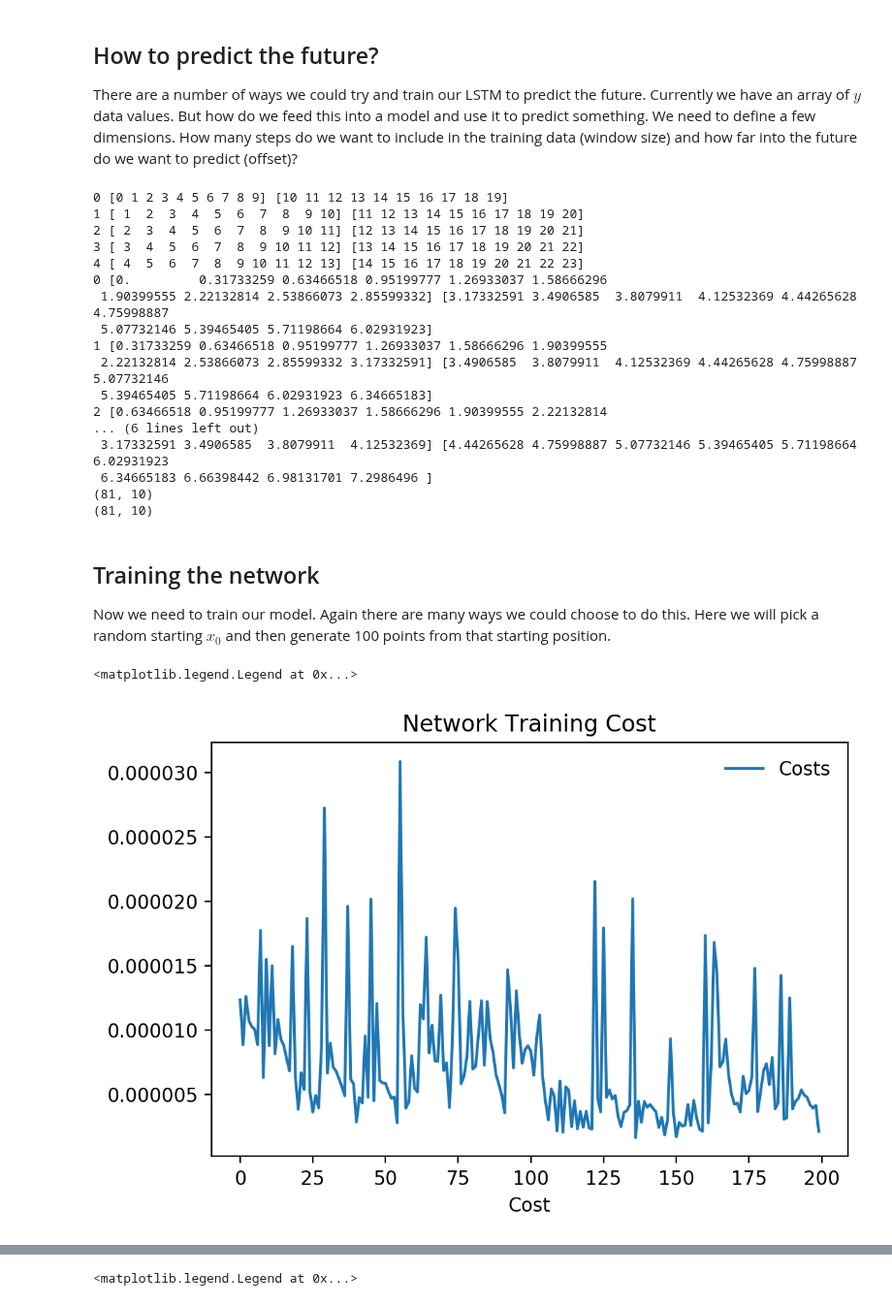
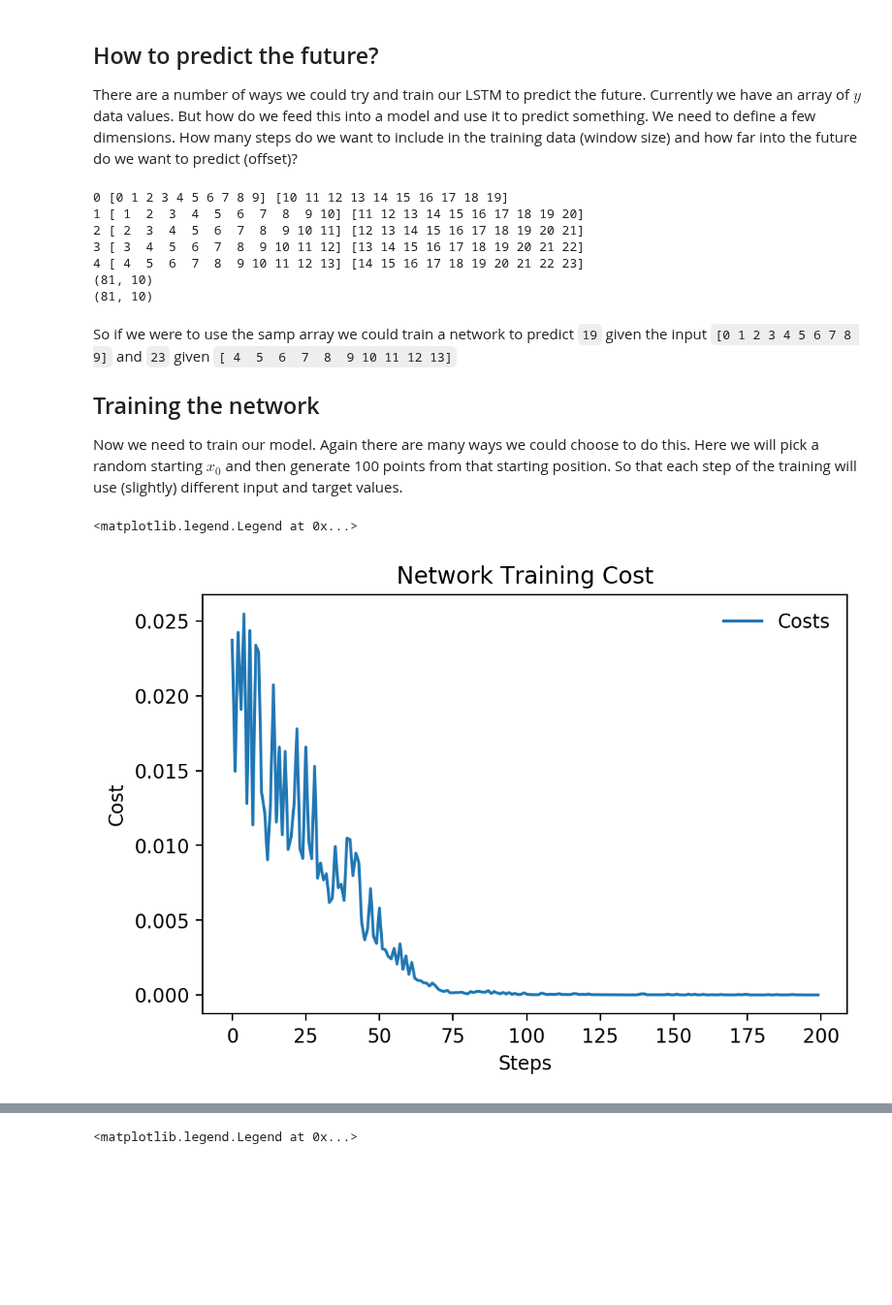
Before and after one commit to nichol77/mlForPhysicists, a Jupyter notebook: Week6/Week6_Prediction.ipynb, the cells around one changed output, grey strips where cells are left out. Shown at 97% size. Cells and saved outputs as stored; diff of their text form; code cells hidden in the pictures; blank space fills up the shorter version.

Commit message:
Adding a notebook to demonstrate using LSTMs for prediction

```diff
--- a/Week6/Week6_Prediction.ipynb
+++ b/Week6/Week6_Prediction.ipynb
@@ -66,30 +65,35 @@ ax.legend()
 ## How to predict the future?
 There are a number of ways we could try and train our LSTM to predict the future. Currently we have an array of $y$ data values. But how do we feed this into a model and use it to predict something. We need to define a few dimensions. How many steps do we want to include in the training data (window size) and how far into the future do we want to predict (offset)?
 # %%
-windowsize=10
+windowsize=10 #Number of samples we will use to train our network
 offset=10 #How many samples into the future to predict
 
 
-samp=np.arange(numPoints)
-sampInput= [samp[i : i + windowsize] for i in range(len(samp)-(windowsize+offset)+1)]
-sampLabel= [samp[i +windowsize : i+ windowsize+offset] for i in range(len(samp)-(windowsize+offset)+1)]
-for i in range(5):
-    print(i,sampInput[i],sampLabel[i])
 
-numPoints=100
+#This function splits up a 1-d array x into a series of overlapping windows
+#The return is a tuple of the array of input windows and target (label) windows
 def shapeArray(x,windowsize,offset):
     xInput= np.array([x[i : i + windowsize] for i in range(len(x)-(windowsize+offset)+1)])
     xLabel= np.array([x[i +windowsize : i+ windowsize+offset] for i in range(len(x)-(windowsize+offset)+1)])
     return (xInput,xLabel)
 
+samp=np.arange(numPoints)  #Number of samples
+sampInput,sampLabel=shapeArray(samp,windowsize,offset)
+for i in range(5):
+    print(i,sampInput[i],sampLabel[i])
+
+
+
+#Get our xInput and xLabel arrays
 xInput,xLabel=shapeArray(x,windowsize,offset)
-for i in range(5):
-    print(i,xInput[i],xLabel[i])
+#for i in range(5):
+#    print(i,xInput[i],xLabel[i])
 
+#Get our yInput and yLabel arrays
 yInput=sinexp(xInput)
 yLabel=sinexp(xLabel)
 
-
+#Print show the shape of the arrays
 print(yInput.shape)
 print(yLabel.shape)
 # %% [output]
@@ -98,40 +102,36 @@ print(yLabel.shape)
 2 [ 2  3  4  5  6  7  8  9 10 11] [12 13 14 15 16 17 18 19 20 21]
 3 [ 3  4  5  6  7  8  9 10 11 12] [13 14 15 16 17 18 19 20 21 22]
 4 [ 4  5  6  7  8  9 10 11 12 13] [14 15 16 17 18 19 20 21 22 23]
-0 [0.         0.31733259 0.63466518 0.95199777 1.26933037 1.58666296
- 1.90399555 2.22132814 2.53866073 2.85599332] [3.17332591 3.4906585  3.8079911  4.12532369 4.44265628 4.75998887
- 5.07732146 5.39465405 5.71198664 6.02931923]
-1 [0.31733259 0.63466518 0.95199777 1.26933037 1.58666296 1.90399555
- 2.22132814 2.53866073 2.85599332 3.17332591] [3.4906585  3.8079911  4.12532369 4.44265628 4.75998887 5.07732146
- 5.39465405 5.71198664 6.02931923 6.34665183]
-2 [0.63466518 0.95199777 1.26933037 1.58666296 1.90399555 2.22132814
-... (6 lines left out)
- 3.17332591 3.4906585  3.8079911  4.12532369] [4.44265628 4.75998887 5.07732146 5.39465405 5.71198664 6.02931923
- 6.34665183 6.66398442 6.98131701 7.2986496 ]
 (81, 10)
 (81, 10)
 # %% [markdown]
+So if we were to use the samp array we could train a network to predict `19` given the input `[0 1 2 3 4 5 6 7 8 9]` and `23` given `[ 4  5  6  7  8  9 10 11 12 13]`
+
 ## Training the network
-Now we need to train our model. Again there are many ways we could choose to do this. Here we will pick a random starting $x_0$ and then generate 100 points from that starting position.
+Now we need to train our model. Again there are many ways we could choose to do this. Here we will pick a random starting $x_0$ and then generate 100 points from that starting position. So that each step of the training will use (slightly) different input and target values.
 # %%
-steps=200
-costs=np.zeros(steps)
+steps=200  #Number of training steps
+costs=np.zeros(steps)  #Array for plotting cost
 for i in tqdm(range(steps)):
-    x0=np.random.uniform(low=0,high=5)  #Pick random start point
-    x=np.linspace(x0,x0+10*np.pi,numPoints) #generate 1000 points from that start posiiton
-    xInput,xLabel=shapeArray(x,windowsize,offset)
+    x0=np.random.uniform(low=0,high=5)  #Pick random start point between 0 and 5
+    x=np.linspace(x0,x0+10*np.pi,numPoints) #generate numPoints points from that  posiiton
+    xInput,xLabel=shapeArray(x,windowsize,offset)  #Split that into the input and label arrays
 
-    yInput=sinexp(xInput)
-    yLabel=sinexp(xLabel)
+    yInput=sinexp(xInput)  # Apply the sinexp function to xInput
+    yLabel=sinexp(xLabel)  # Apply the sinexp function to xLabel
+    # Now we need to reshape the array into batchsize * window size * features (1)
     y_in=yInput.reshape(yInput.shape[0],yInput.shape[1],1)  # Reshape the input array to have the dimensions (batchsize,time samples, features)
+    # We only want a single number for the target (since we set return_sequences=False above). We will take the last sample of the yLabel
     y_target=yLabel[:,-1].reshape(yLabel.shape[0],1) # Reshape the output array to have the dimensions (batchsize, time samples)
     costs[i]=model.train_on_batch(y_in,y_target) #Train the network
+
+#Plot costs vs steps
 fig,ax=plt.subplots()
 ax.plot(np.arange(steps),costs,label=r"Costs")
 ax.set_xlabel("Steps")
-ax.set_xlabel("Cost")
+ax.set_ylabel("Cost")
 ax.set_title("Network Training Cost")
 ax.legend()
 # %% [output]
 <matplotlib.legend.Legend at 0x...>
-[figure, old version]
+[figure, new version]
```
Also changed, not shown: parts of 7 cells of this notebook.
